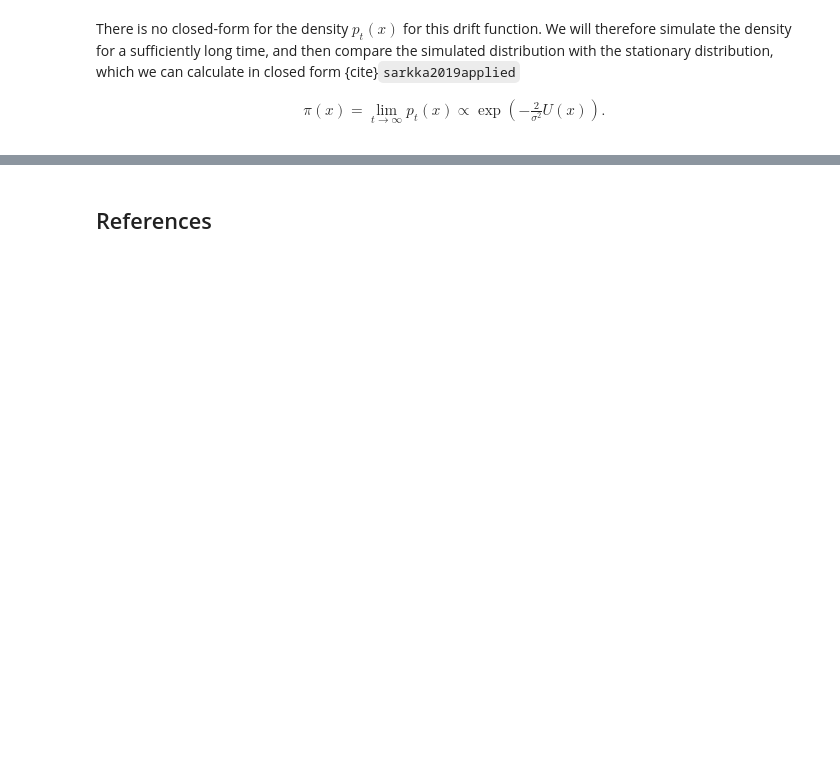
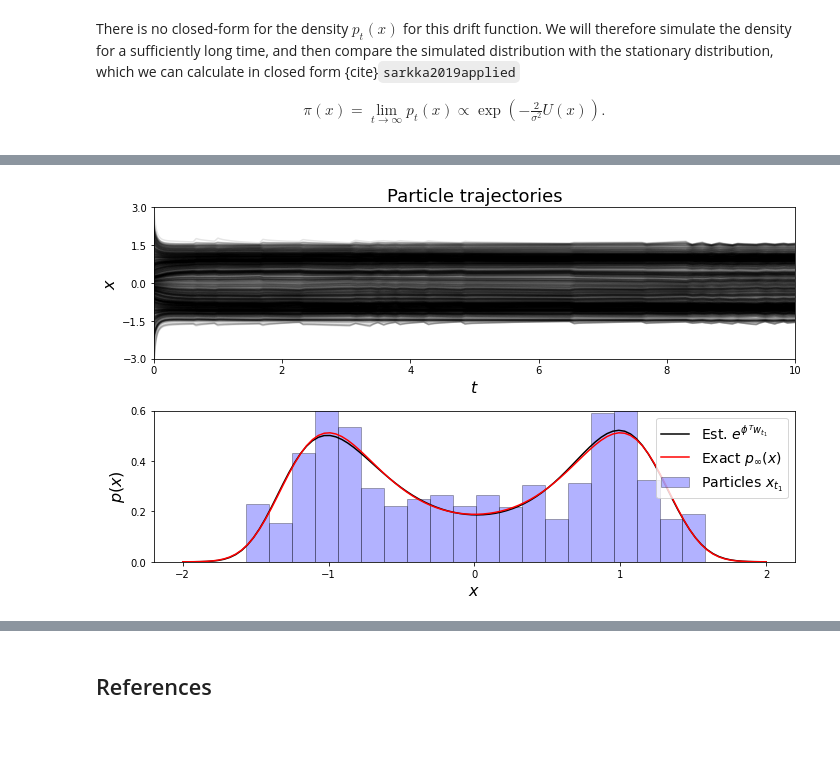
Before and after one commit to stratisMarkou/random-walks, a Jupyter notebook: content/misc/interacting/interacting.ipynb, the cells around one changed output, grey strips where cells are left out. Drawn from its saved outputs; the diff is of its cells as text; code cells hidden in the pictures; blank space fills up the shorter version.

```diff
--- a/content/misc/interacting/interacting.ipynb
+++ b/content/misc/interacting/interacting.ipynb
@@ -344,0 +483,67 @@ We have seen how the FPK can be recast as a Liouville equation, which can in tur
+# %%
+t_plot = np.linspace(t0, t1, trajectories.shape[0])
+
+plt.figure(figsize=(10, 6))
+
+plt.subplot(2, 1, 1)
+plt.plot(t_plot, trajectories[:, :, 0], color='k', alpha=0.1)
+
+# Plot formatting
+plt.title('Particle trajectories', fontsize=18)
+plt.xlabel('$t$', fontsize=16)
+plt.ylabel('$x$', fontsize=16)
+plt.xlim([t0, t1])
+plt.ylim([-3, 3])
+plt.yticks(np.linspace(-3, 3, 5))
+
+# Plot estimated pt(x) at t = t1
+plt.subplot(2, 1, 2)
+
+# Locations to plot pt(x) at
+x_plot = np.linspace(-2, 2, 100)[:, None]
+x_range = np.max(x_plot) - np.min(x_plot)
+
+# Get optimal weights as given by GLD
+w, Psi, _ = optimal_weights(trajectories[-1,  :, :], phi, lamda)
+
+# Compute density estimated via φT w
+est_density = np.exp(tf.matmul(phi(x_plot), w[:, None])[:, 0].numpy())
+est_density = est_density / np.sum(est_density) * (x_plot.shape[0] / x_range)
+
+# Compute true stationary density (t = infinity limit)
+true_density = np.exp(- 2 * c * (0.25 * x_plot ** 4 - 0.5 * x_plot ** 2))
+true_density = true_density / np.sum(true_density) * (x_plot.shape[0] / 4)
+
+# Plot particle histogram (t = t1)
+plt.hist(trajectories[-1, :, 0],
+         density=True,
+         bins=20,
+         color='b',
+         alpha=0.3,
+         edgecolor='black',
+         label='Particles $x_{t_1}$')
+
+# Plot density estimated by GLD (t = t1)
+plt.plot(x_plot,
+         est_density,
+         color='black',
+         label='Est. $e^{\phi^T w_{t_1}}$')
+
+# Plot true stationary density (t = infinity limit)
+plt.plot(x_plot,
+         true_density,
+         color='red',
+         label='Exact $p_{\infty}(x)$')
+
+# Format plot
+plt.ylim([0.0, 0.6])
+plt.xlabel('$x$', fontsize=16)
+plt.ylabel('$p(x)$', fontsize=16)
+plt.xticks(np.linspace(-2., 2., 5))
+plt.yticks(np.linspace(0., 0.6, 4))
+plt.legend(loc='upper right', fontsize=14)
+
+plt.tight_layout()
+plt.show()
+# %% [output]
+[figure, added]
```
Also changed, not shown: parts of 8 cells of this notebook.
